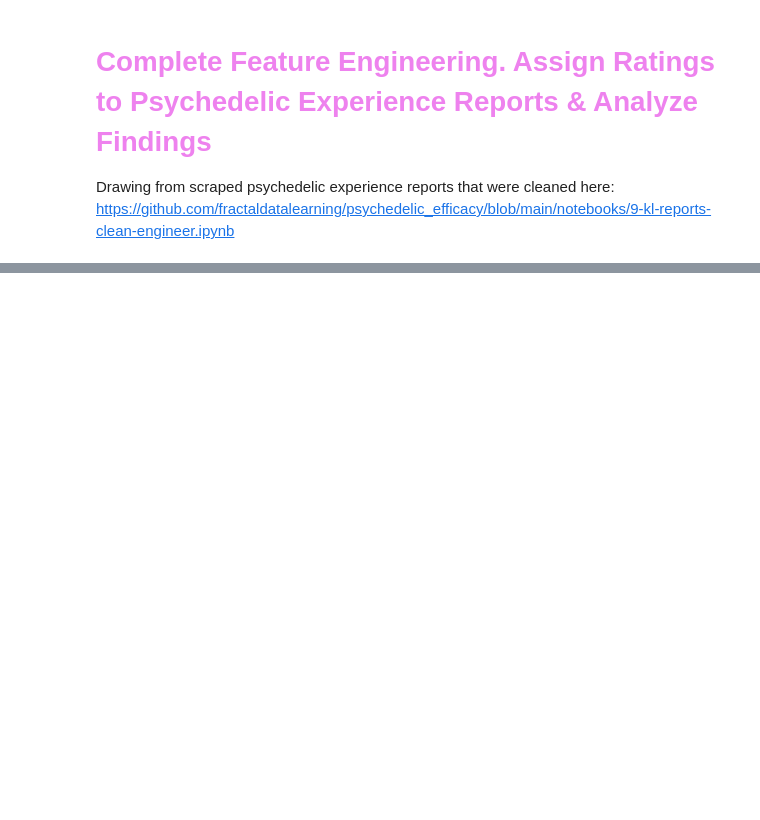
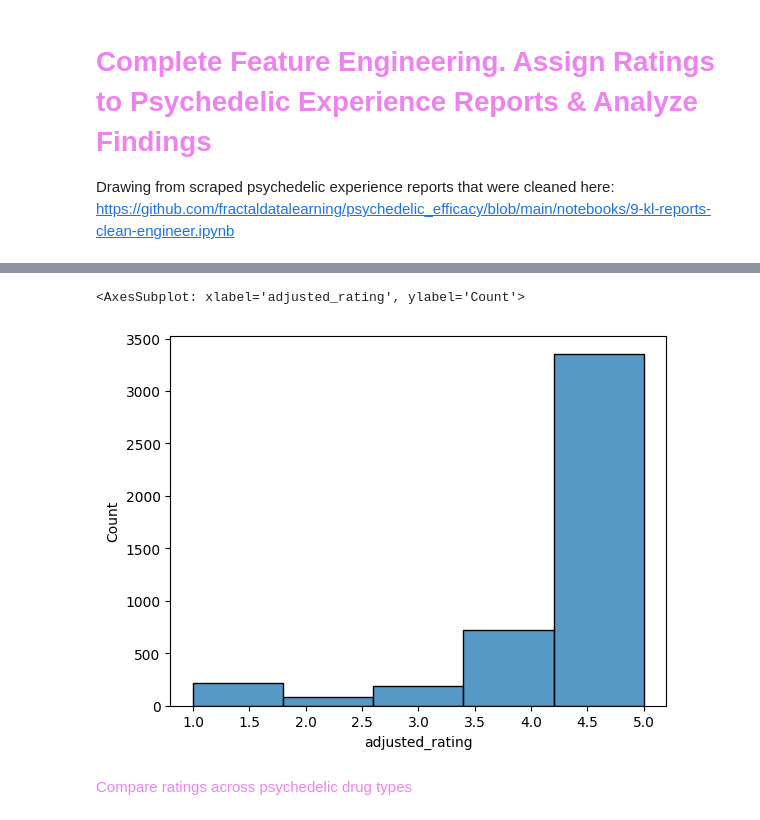
Before and after one commit to fractaldatalearning/psychedelic_efficacy, a Jupyter notebook: notebooks/10-kl-reports-engineer-ratings.ipynb, the cells around one changed output, grey strips where cells are left out. Saved outputs shown, nothing was run; the diff lists cells and outputs as text; code cells hidden in the pictures; blank space fills up the shorter version.

Commit message:
erowid ratings assigned

```diff
--- a/notebooks/10-kl-reports-engineer-ratings.ipynb
+++ b/notebooks/10-kl-reports-engineer-ratings.ipynb
@@ -25,0 +105,9 @@ df.info()
+# %%
+# Rename the lemmatized text column to 'review' and 'polarity' to 'original_polarity'
+X_unseen = df.rename(columns={'no_stops_lemm':'review', 'polarity':'original_polarity'})
+
+# Isolate just rows used in the original model:
+X_unseen = X_unseen[['review', 'review_len', 'complexity', 'subjectivity', 'original_polarity',
+                'similarity_w_10']]
+
+X_unseen.head()
@@ -33,2 +131,4 @@ ratings = model.predict(X_unseen)
 # %%
-df.to_csv('../data/processed/name_this_data.csv')
+# Rejoin ratings to the original dataframe.
+df['rating'] = ratings
+df.head()
@@ -34,0 +157,10 @@ df.to_csv('../data/processed/name_this_data.csv')
+# %%
+four_reassignment = [4]*73 + [3]*16 + [2]*4 + [1]*2 + [0]*5
+three_reassignment = [4]*36 + [3]*34 + [2]*12 + [1]*8 + [0]*10
+
+for row in range(len(df)):
+    if df.loc[row,'rating'] == 4:
+        df.loc[row,'adjusted_rating'] = random.choices(four_reassignment)
+    else: df.loc[row,'adjusted_rating'] = random.choices(three_reassignment)
+
+df.head()
@@ -34,0 +178,7 @@ df.to_csv('../data/processed/name_this_data.csv')
+# %%
+# The model returns predicdtions of 0-4, but it's simpler to interpret ratings of 1-5
+
+df['rating'] = df.rating + 1
+df['adjusted_rating'] = df.adjusted_rating + 1
+
+df.head()
@@ -34,0 +192,8 @@ df.to_csv('../data/processed/name_this_data.csv')
+# %%
+# Visualize distribution of adjusted ratings.
+sns.histplot(df.adjusted_rating, bins=5)
+# %% [output]
+<AxesSubplot: xlabel='adjusted_rating', ylabel='Count'>
+[figure, added]
+# %% [markdown]
+<font color='violet'> Compare ratings across psychedelic drug types
```
Also changed, not shown: parts of 22 cells of this notebook, 3 other files.
